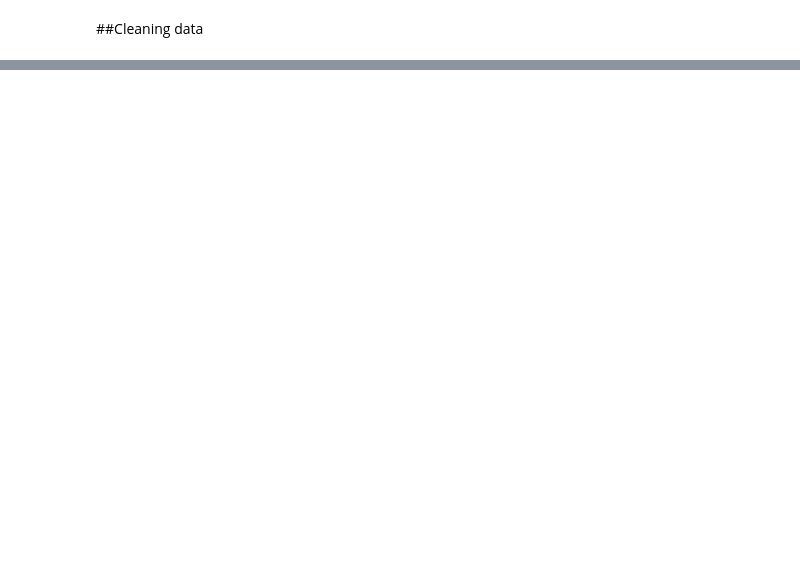
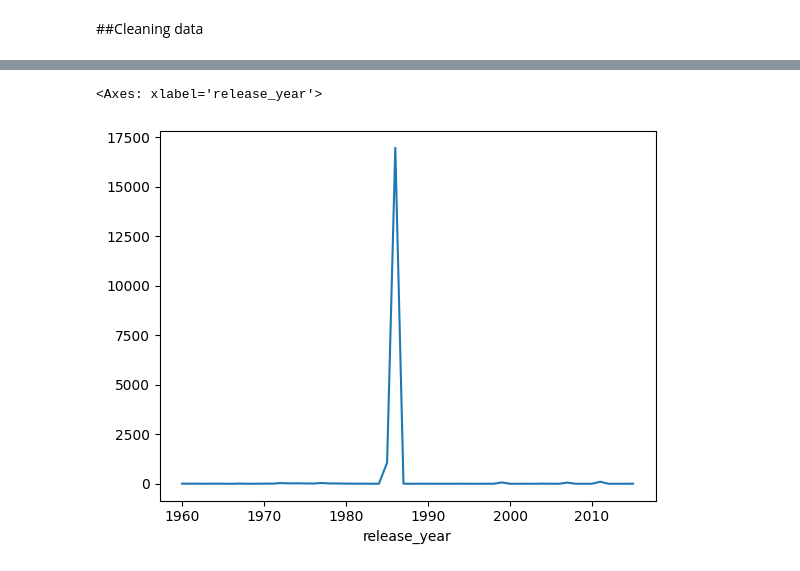
Before and after one commit to LuisAntonioDoHer/Movies_data_analysis, a Jupyter notebook: Movies_data_analysis.ipynb, the cells around one changed output, grey strips where cells are left out. Cells and saved outputs as stored; diff of their text form; code cells hidden in the pictures; blank space fills up the shorter version.

```diff
--- a/Movies_data_analysis.ipynb
+++ b/Movies_data_analysis.ipynb
@@ -78,0 +81,3 @@ df.dropna(how = 'any', subset= ['director', 'genres'], inplace = True )
+# %%
+df['popularity'] = df['popularity'].round(2)
+df.head(5)
@@ -78,0 +91,3 @@ df.dropna(how = 'any', subset= ['director', 'genres'], inplace = True )
+# %%
+df.insert(3,'profit', df.revenue - df.budget)
+df.head(10)
@@ -78,0 +96,4 @@ df.dropna(how = 'any', subset= ['director', 'genres'], inplace = True )
+# %%
+df.insert(4,'roi', df.profit / df.budget)
+df['roi'] = df['roi'].round(2)
+df.head(10)
@@ -78,0 +156,2 @@ df.dropna(how = 'any', subset= ['director', 'genres'], inplace = True )
+# %%
+df['roi'] = df['roi'].replace([np.inf, - np.inf], np.nan)
@@ -78,0 +181,6 @@ df.dropna(how = 'any', subset= ['director', 'genres'], inplace = True )
+# %%
+df2 =  df.groupby('release_year')['roi'].mean()
+df2.plot(kind = 'line')
+# %% [output]
+<Axes: xlabel='release_year'>
+[figure, added]
```
Also changed, not shown: parts of 16 cells of this notebook.
